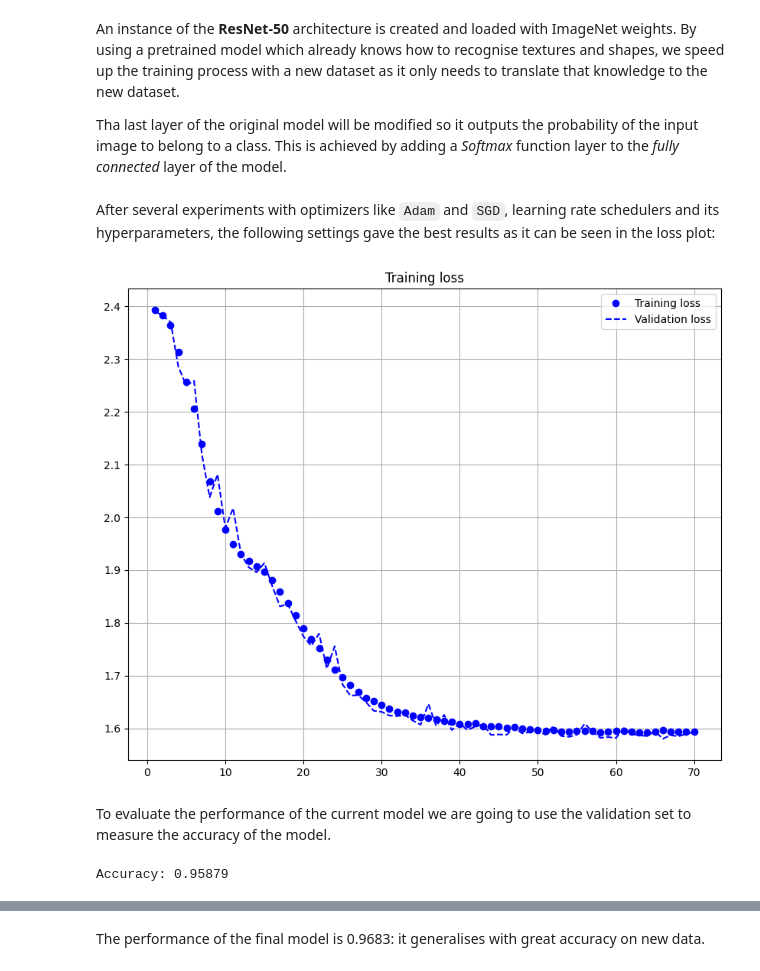
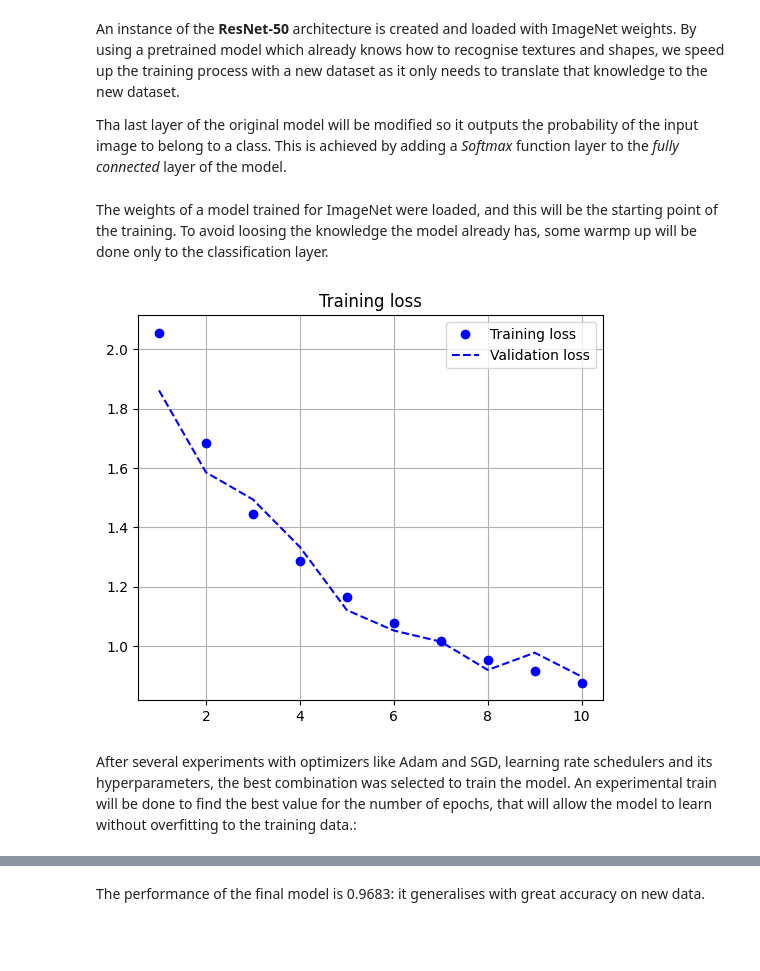
Before and after one commit to DiegoMont/deep-learning-research, a Jupyter notebook: image-classification/eurosat-resnet.ipynb, the cells around one changed output, grey strips where cells are left out. Drawn from its saved outputs; the diff is of its cells as text; code cells hidden in the pictures; blank space fills up the shorter version.

Commit message:
Improve EuroSAT classification example

```diff
--- a/image-classification/eurosat-resnet.ipynb
+++ b/image-classification/eurosat-resnet.ipynb
@@ -98,0 +147,10 @@ classifier = classifier.to(device)
+# %% [markdown]
+The weights of a model trained for ImageNet were loaded, and this will be the starting point of the training. To avoid loosing the knowledge the model already has, some warmp up will be done only to the classification layer.
+# %%
+classifier = load_resnet_50()
+for param in classifier.parameters():
+    param.requires_grad_(False)
+classifier.fc.requires_grad_(True)
+train(classifier, epochs=10, lr=0.001, weight_decay=0.001)
+# %% [output]
+[figure, added]
@@ -99,69 +159,2 @@ classifier = classifier.to(device)
 # %% [markdown]
-After several experiments with optimizers like `Adam` and `SGD`, learning rate schedulers and its hyperparameters, the following settings gave the best results as it can be seen in the loss plot:
+After several experiments with optimizers like Adam and SGD, learning rate schedulers and its hyperparameters, the best combination was selected to train the model. An experimental train will be done to find the best value for the number of epochs, that will allow the model to learn without overfitting to the training data.:
-# %%
-from torch.nn import CrossEntropyLoss
-from torch.optim import SGD
-from torch.optim.lr_scheduler import ReduceLROnPlateau
-
-
-LEARNING_RATE = 0.001
-EPOCHS = 70
-WEIGHT_DECAY = 0.001
-
-
-criterion = CrossEntropyLoss()
-optimizer = SGD(classifier.parameters(), lr=LEARNING_RATE, weight_decay=WEIGHT_DECAY)
-scheduler = ReduceLROnPlateau(optimizer, patience=5)
-train_loss = []
-validation_loss = []
-for epoch in range(1, EPOCHS + 1):
-    running_loss = 0
-    classifier.train()
-    for i, data in enumerate(train_loader):
-        images, labels = data[0].to(device), data[1].to(device)
-        optimizer.zero_grad()
-        outputs = classifier(images)
-        loss = criterion(outputs, labels)
-        loss.backward()
-        optimizer.step()
-        running_loss += loss.item()
-    val_loss = 0
-    classifier.eval()
-    with torch.no_grad():
-        for i, data in enumerate(validation_loader):
-            images, labels = data[0].to(device), data[1].to(device)
-            outputs = classifier(images)
-            loss = criterion(outputs, labels)
-            val_loss += loss.item()
-    val_loss = val_loss / len(validation_loader)
-    epoch_loss = running_loss / len(train_loader)
-    train_loss.append(epoch_loss)
-    validation_loss.append(val_loss)
-    scheduler.step(val_loss)
-print_loss_history(train_loss, validation_loss)
-# %% [output]
-[figure, removed]
-# %% [markdown]
-To evaluate the performance of the current model we are going to use the validation set to measure the accuracy of the model.
-# %%
-from sklearn import metrics
-from torch.utils.data import Dataset
-
-
-def print_model_performance(model: ResNet, dataset: Dataset):
-    predictions = []
-    ground_truth = []
-    classifier.eval()
-    with torch.no_grad():
-        for data in dataset:
-            image, label = data[0].unsqueeze(0).to(device), data[1]
-            prediction = model(image).cpu()
-            predicted_class = torch.max(prediction, 1).indices.item()
-            predictions.append(predicted_class)
-            ground_truth.append(label)
-    print(f"Accuracy: {metrics.accuracy_score(ground_truth, predictions):.5f}")
-
-
-print_model_performance(classifier, validationset)
-# %% [output]
-Accuracy: 0.95879
```
Also changed, not shown: parts of 12 cells of this notebook, 1 other file.
